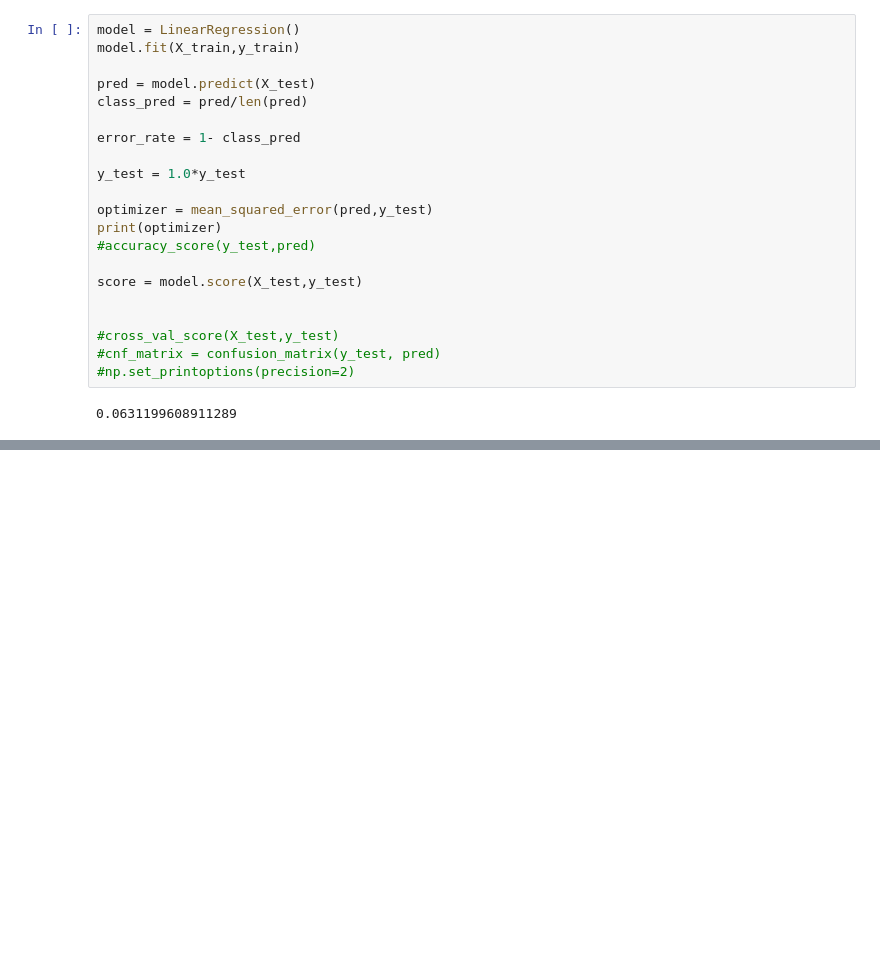
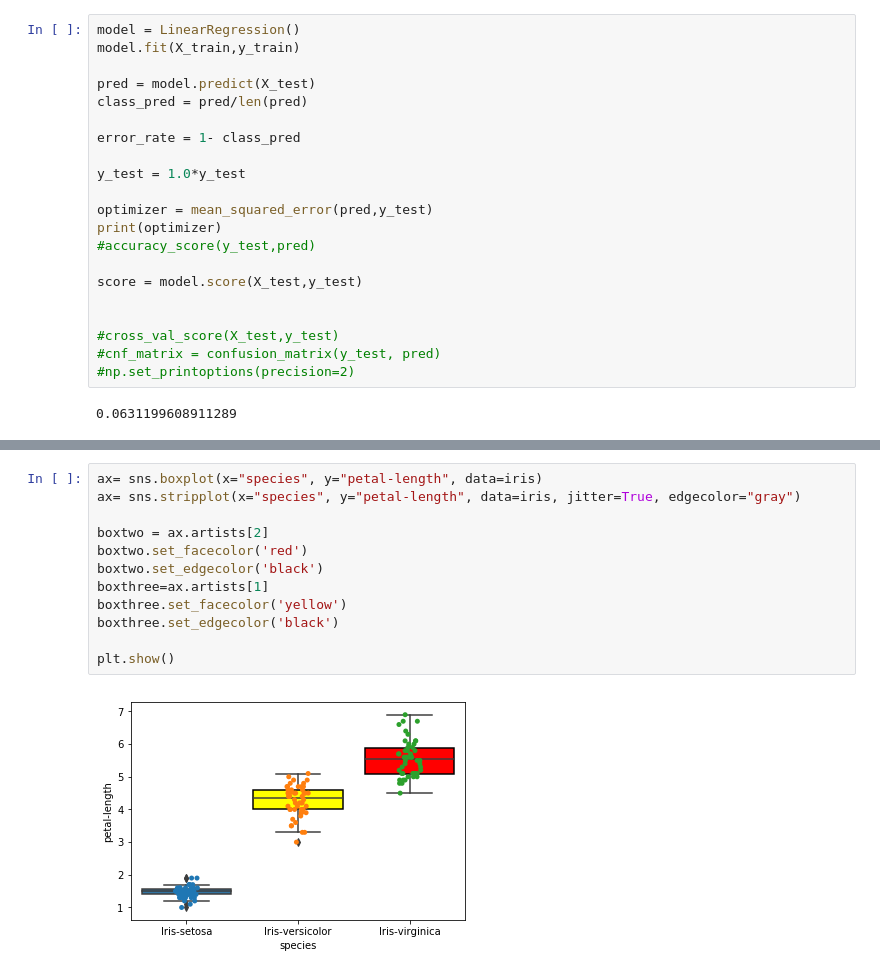
Before and after one commit to redman157/HocML, a Jupyter notebook: Linear-Iris.ipynb, the cells around one changed output, grey strips where cells are left out. Cells and saved outputs as stored; diff of their text form; blank space fills up the shorter version.

```diff
--- a/Linear-Iris.ipynb
+++ b/Linear-Iris.ipynb
@@ -150,0 +169,14 @@ X_train.shape[0]
+# %%
+ax= sns.boxplot(x="species", y="petal-length", data=iris)
+ax= sns.stripplot(x="species", y="petal-length", data=iris, jitter=True, edgecolor="gray")
+
+boxtwo = ax.artists[2]
+boxtwo.set_facecolor('red')
+boxtwo.set_edgecolor('black')
+boxthree=ax.artists[1]
+boxthree.set_facecolor('yellow')
+boxthree.set_edgecolor('black')
+
+plt.show()
+# %% [output]
+[figure, added]
```
Also changed, not shown: parts of 10 cells of this notebook.
